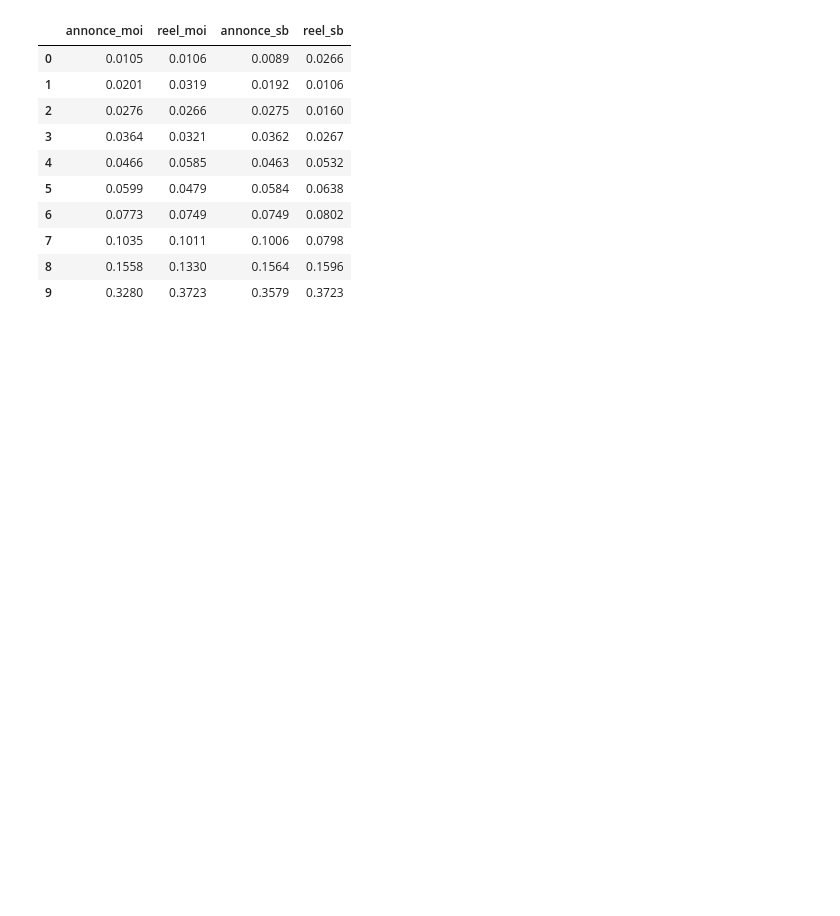
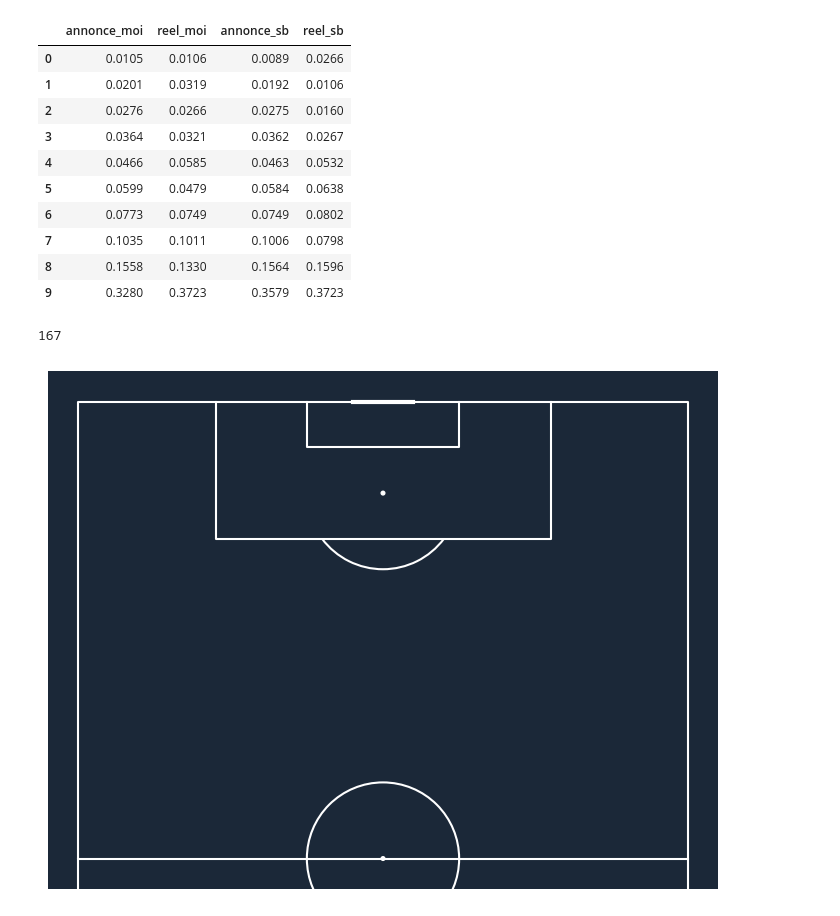
Before and after one commit to Z0utMan/xg-football, a Jupyter notebook: notebooks/01-explore-competitions.ipynb, the cells around one changed output. Drawn from its saved outputs; the diff is of its cells as text; code cells hidden in the pictures; blank space fills up the shorter version.

```diff
--- a/notebooks/01-explore-competitions.ipynb
+++ b/notebooks/01-explore-competitions.ipynb
@@ -1071,3 +1071,22 @@ pd.DataFrame({
 | 7 | 0.1035 | 0.1011 | 0.1006 | 0.0798 |
 | 8 | 0.1558 | 0.1330 | 0.1564 | 0.1596 |
 | 9 | 0.3280 | 0.3723 | 0.3579 | 0.3723 |
+# %%
+print(y3_test.sum())
+# %% [output]
+167
+# %%
+from mplsoccer import VerticalPitch
+
+pitch = VerticalPitch(
+    pitch_type="statsbomb",
+    half=True,
+    pitch_color="#1b2838",
+    line_color="white",
+    linewidth=1.5
+)
+
+fig, ax = pitch.draw(figsize=(7, 7))
+plt.show()
+# %% [output]
+[figure, added]
```
Also changed, not shown: parts of 6 cells of this notebook, 1 other file.
